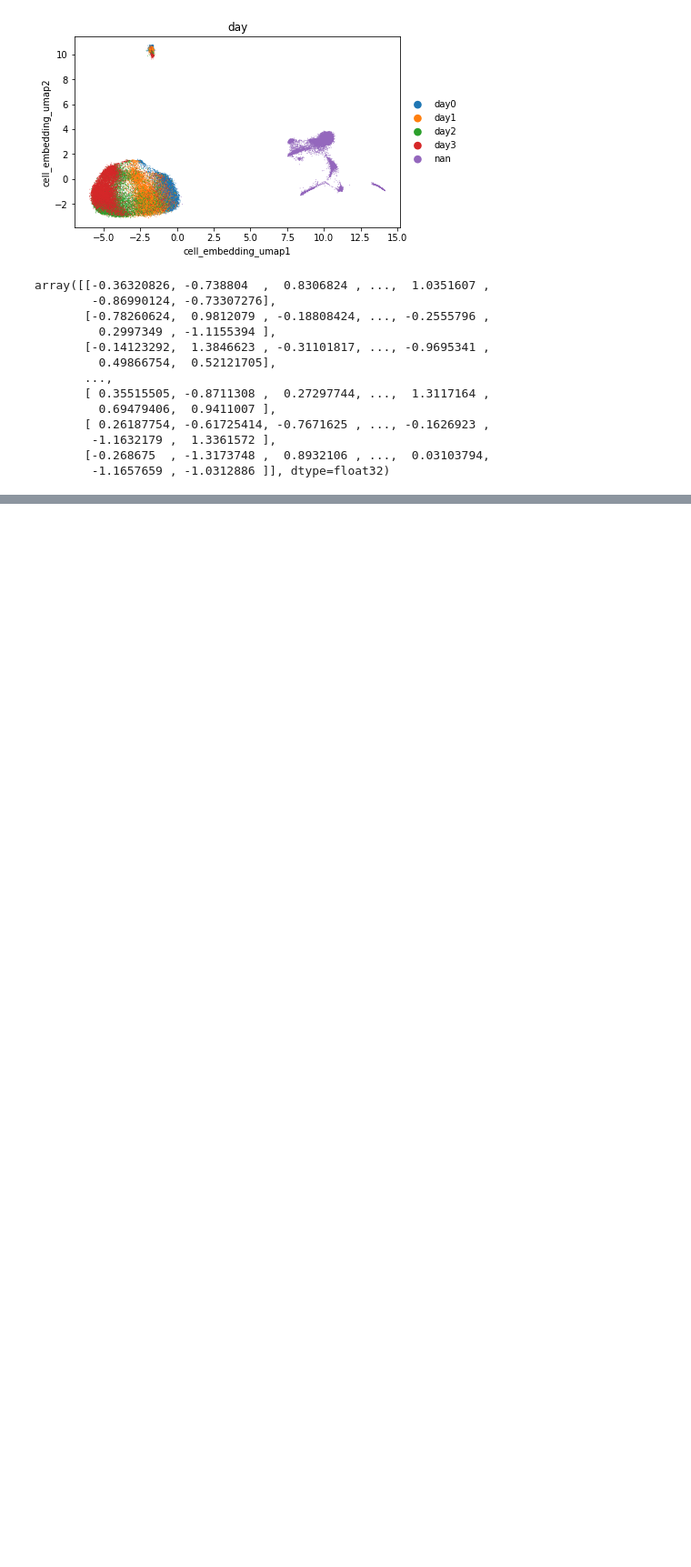
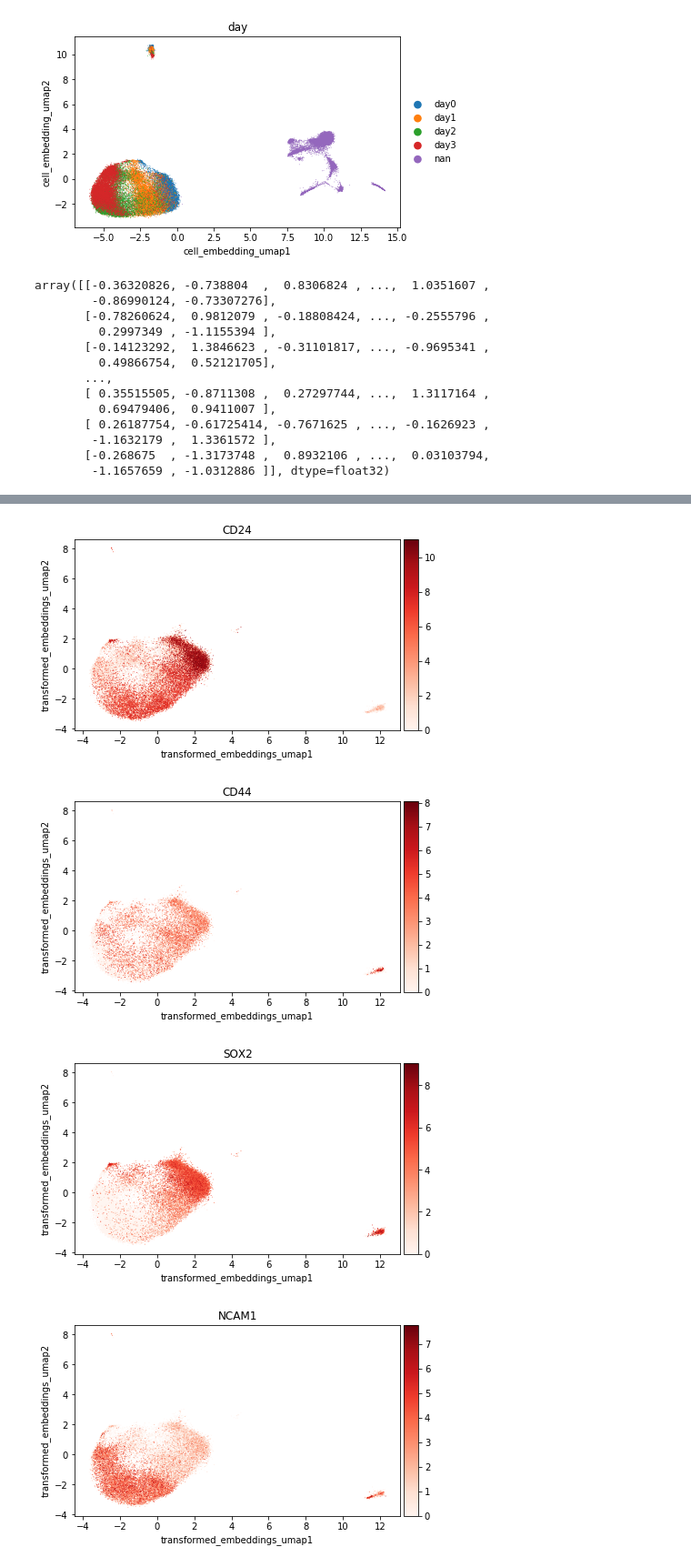
Before and after one commit to ding-lab/pollock, a Jupyter notebook: notebooks/ccrcc_stemness.ipynb, the cells around one changed output, grey strips where cells are left out. Shown at 91% size. Drawn from its saved outputs; the diff is of its cells as text; code cells hidden in the pictures; blank space fills up the shorter version.

```diff
--- a/notebooks/ccrcc_stemness.ipynb
+++ b/notebooks/ccrcc_stemness.ipynb
@@ -697,9 +721,14 @@ transformed_stem_adata
 # %%
 variables = ['dataset', 'day']
 variables += br_stem_markers
 for var in variables:
     if var in transformed_stem_adata.var.index:
-        sc.pl.scatter(transformed_stem_adata, x='tumor_to_stem_embeddings_umap1',
-                      y='tumor_to_stem_embeddings_umap2', color=var,
+        sc.pl.scatter(transformed_stem_adata, x='transformed_embeddings_umap1',
+                      y='transformed_embeddings_umap2', color=var,
                       frameon=False, color_map='Reds')
         plt.show()
+# %% [output]
+[figure, added]
+[figure, added]
+[figure, added]
+[figure, added]
```
Also changed, not shown: parts of 9 cells of this notebook.
